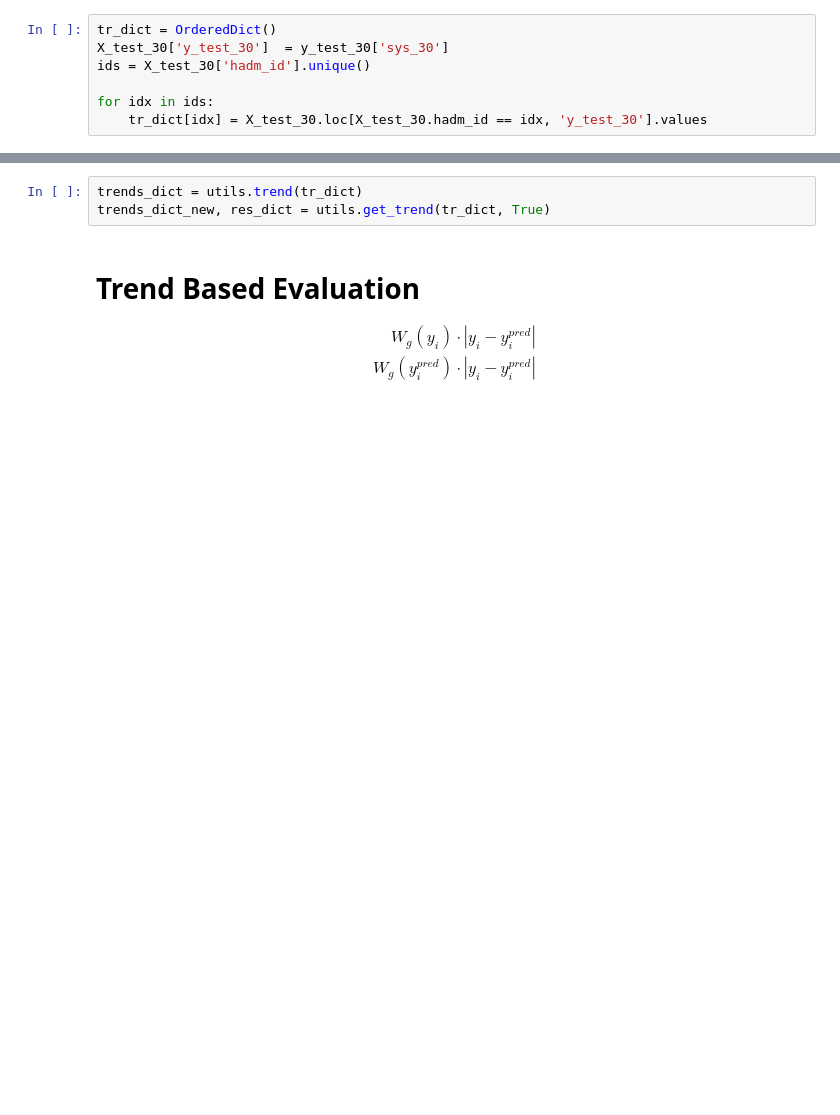
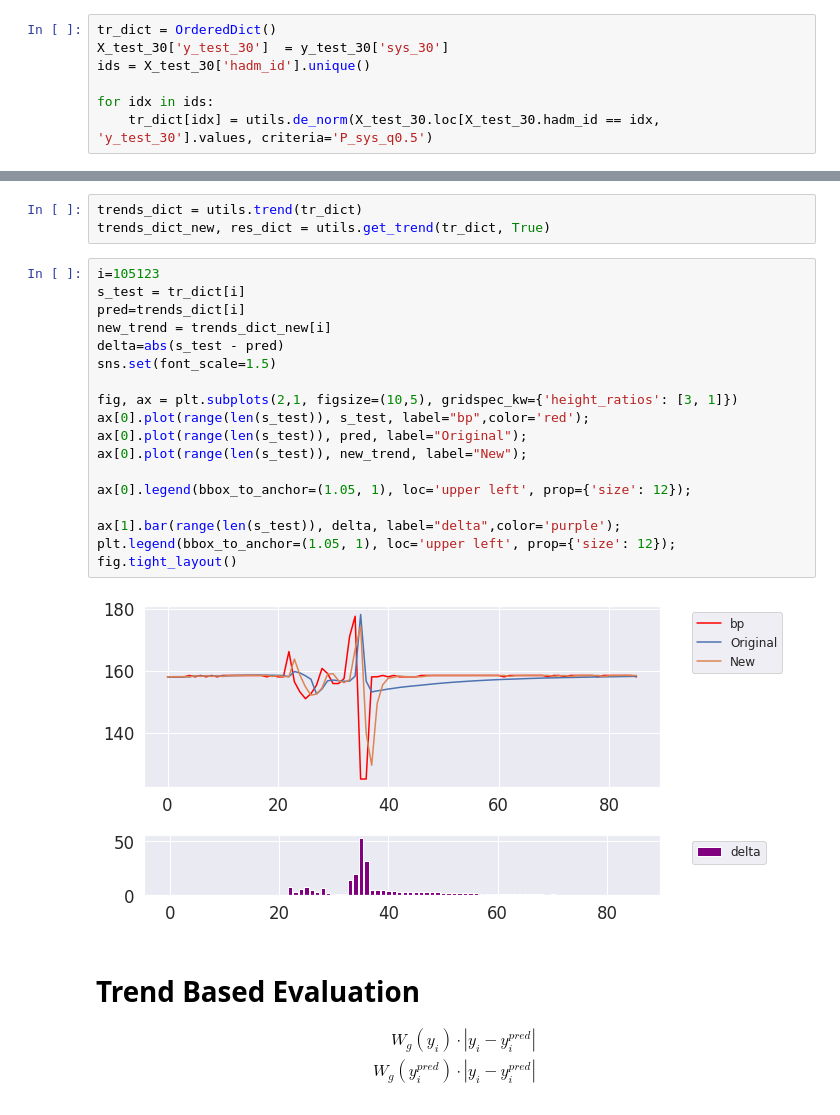
Before and after one commit to bareini/Toward-Understating-of-Vital-Signs-Models-via-Clinical-Utility, a Jupyter notebook: Understating of Vital Signs Models via Clinical Utility.ipynb, the cells around one changed output, grey strips where cells are left out. Cells and saved outputs as stored; diff of their text form; blank space fills up the shorter version.

Commit message:
New trend works, new norm works & working with denormalized values etc

```diff
--- a/Understating of Vital Signs Models via Clinical Utility.ipynb
+++ b/Understating of Vital Signs Models via Clinical Utility.ipynb
@@ -46,4 +47,4 @@ X_test_30['y_test_30']  = y_test_30['sys_30']
 ids = X_test_30['hadm_id'].unique()
 
 for idx in ids:
-    tr_dict[idx] = X_test_30.loc[X_test_30.hadm_id == idx, 'y_test_30'].values
+    tr_dict[idx] = utils.de_norm(X_test_30.loc[X_test_30.hadm_id == idx, 'y_test_30'].values, criteria='P_sys_q0.5')
@@ -110,6 +109,26 @@ According to distance from Holt ES naive prediction.
 # %%
 trends_dict = utils.trend(tr_dict)
 trends_dict_new, res_dict = utils.get_trend(tr_dict, True)
+# %%
+i=105123
+s_test = tr_dict[i]
+pred=trends_dict[i]
+new_trend = trends_dict_new[i]
+delta=abs(s_test - pred)
+sns.set(font_scale=1.5)
+
+fig, ax = plt.subplots(2,1, figsize=(10,5), gridspec_kw={'height_ratios': [3, 1]})
+ax[0].plot(range(len(s_test)), s_test, label="bp",color='red');
+ax[0].plot(range(len(s_test)), pred, label="Original");
+ax[0].plot(range(len(s_test)), new_trend, label="New");
+
+ax[0].legend(bbox_to_anchor=(1.05, 1), loc='upper left', prop={'size': 12});
+
+ax[1].bar(range(len(s_test)), delta, label="delta",color='purple');
+plt.legend(bbox_to_anchor=(1.05, 1), loc='upper left', prop={'size': 12});
+fig.tight_layout()
+# %% [output]
+[figure, added]
 # %% [markdown]
 # Trend Based Evaluation
 
```
Also changed, not shown: parts of 7 cells of this notebook, 1 other file.
